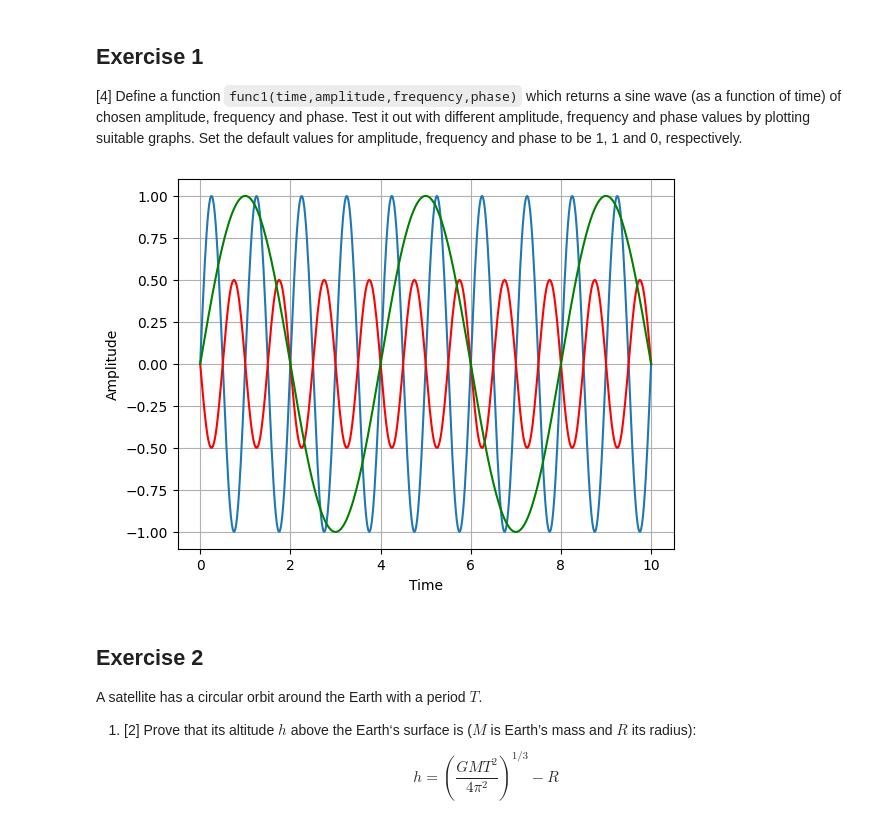
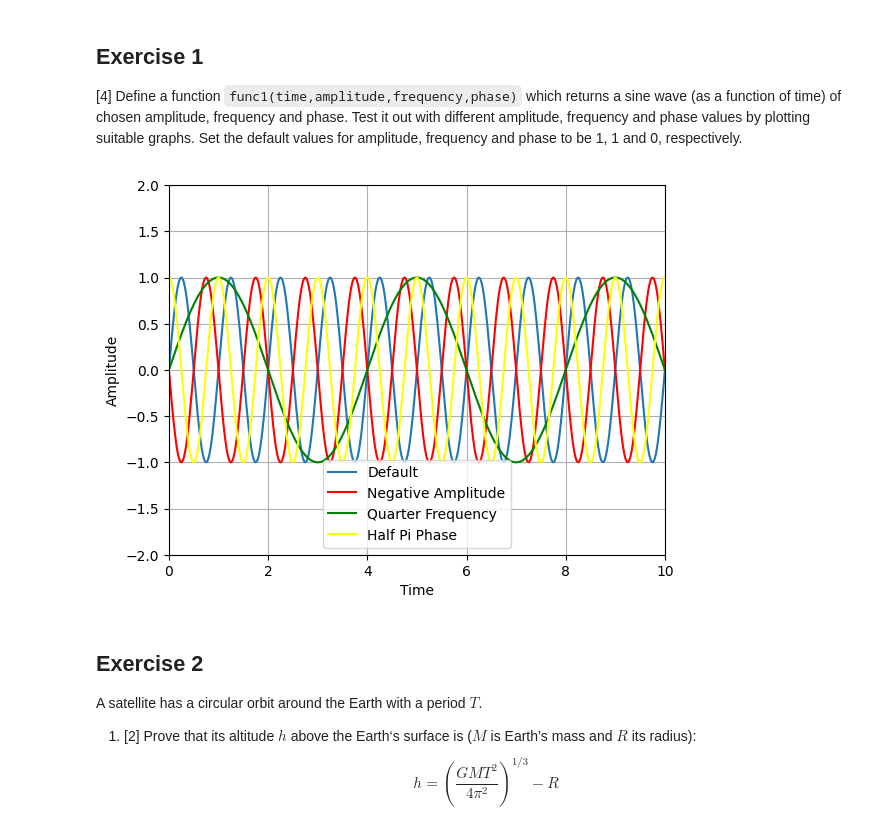
Before and after one commit to PX2145-2025/week-2-b-Adams-Hugo-52, a Jupyter notebook: Week2.ipynb, the cells around one changed output. Cells and saved outputs as stored; diff of their text form; code cells hidden in the pictures.

```diff
--- a/Week2.ipynb
+++ b/Week2.ipynb
@@ -281,14 +281,18 @@ def func1(time, amplitude=1, frequency=1, phase=0):
 # %%
 from matplotlib.pyplot import *
 time = linspace(0,10,500)
-plot(time, func1(time))
+plot(time, func1(time), label='Default')
 xlabel('Time')
 ylabel('Amplitude')
-plot(time, func1(time, amplitude=-0.5), 'red')
-plot(time, func1(time, frequency=0.25), 'green')
+plot(time, func1(time, amplitude=-1), 'red', label='Negative Amplitude')
+plot(time, func1(time, frequency=0.25), 'green', label='Quarter Frequency')
+plot(time, func1(time, phase=pi/2), 'yellow', label='Half Pi Phase')
+xlim(0, 10)
+ylim(-2, 2)
+legend()
 grid();
 # %% [output]
-[figure, old version]
+[figure, new version]
 # %% [markdown]
 ## Exercise 2
 
```
Also changed, not shown: parts of 3 cells of this notebook.
